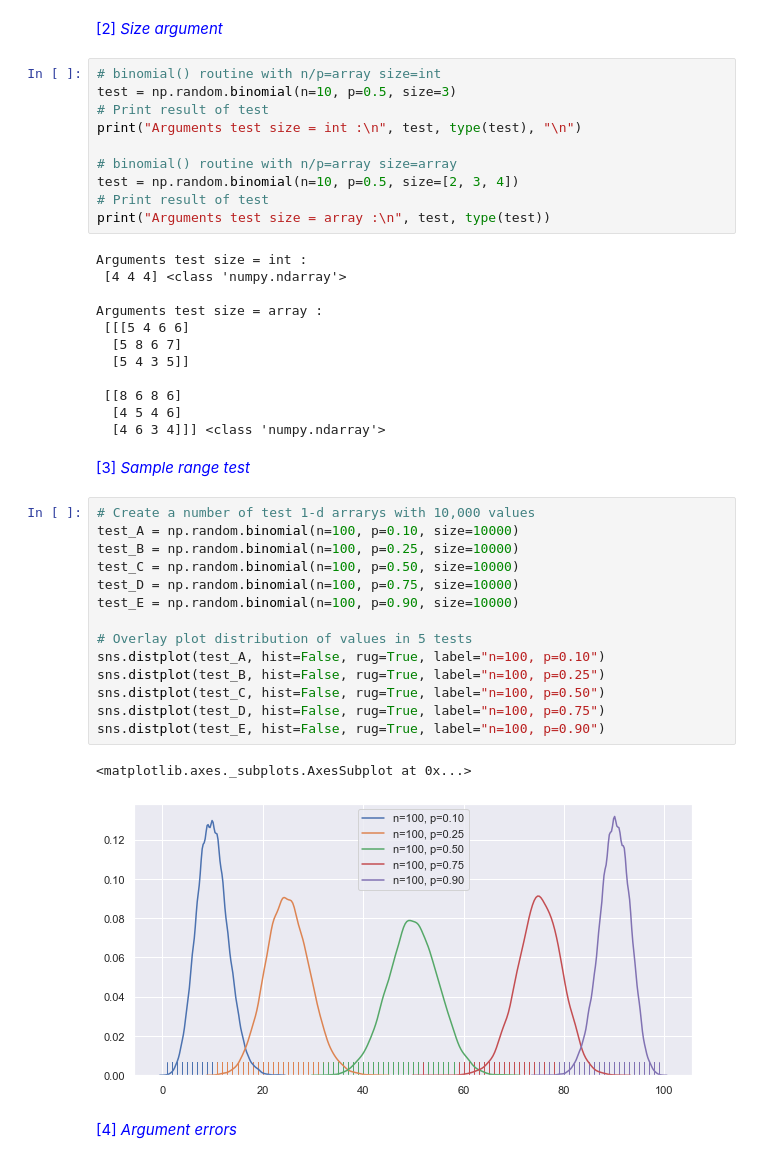
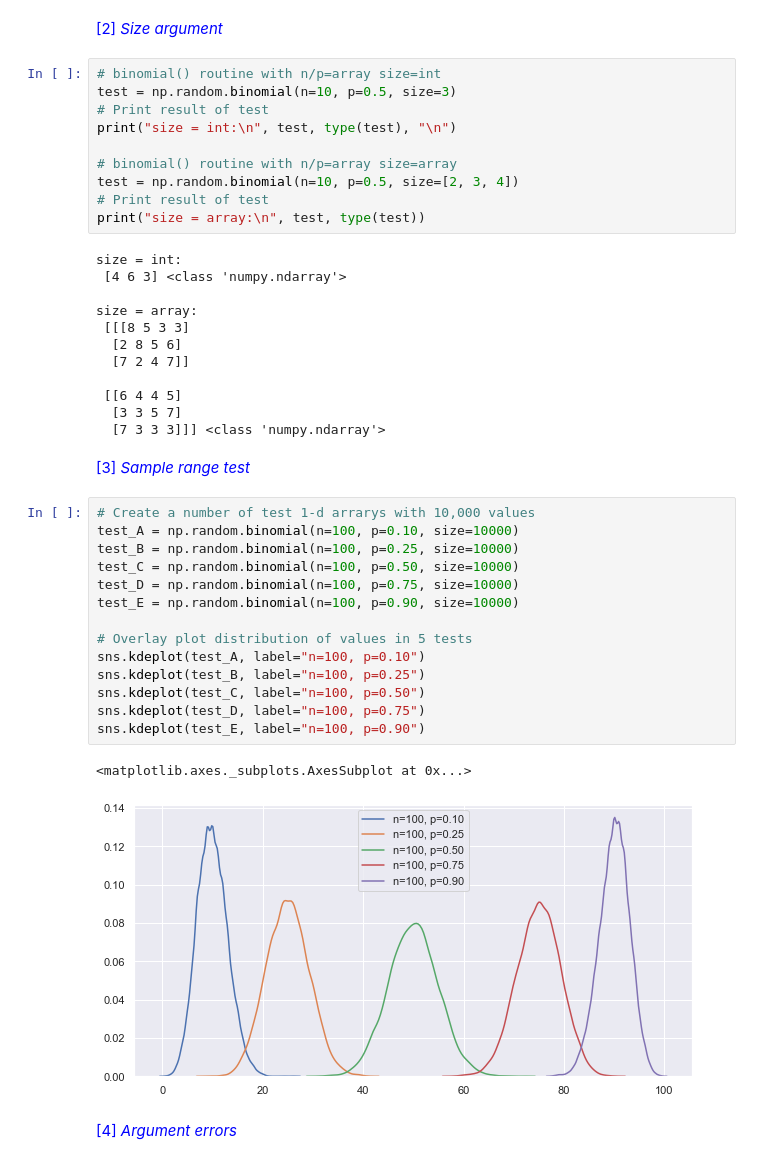
Before and after one commit to markcot/ProgrammingFDA-Assignment, a Jupyter notebook: numpy-random-review.ipynb, the cells around one changed output. Drawn from its saved outputs; the diff is of its cells as text.

```diff
--- a/numpy-random-review.ipynb
+++ b/numpy-random-review.ipynb
@@ -1103,43 +1104,43 @@ Arguments test 'p' is Multi-d array_like of equal_dimensional_scale:
 # binomial() routine with n/p=array size=int
 test = np.random.binomial(n=10, p=0.5, size=3)
 # Print result of test
-print("Arguments test size = int :\n", test, type(test), "\n")
+print("size = int:\n", test, type(test), "\n")
 
 # binomial() routine with n/p=array size=array
 test = np.random.binomial(n=10, p=0.5, size=[2, 3, 4])
 # Print result of test
-print("Arguments test size = array :\n", test, type(test))
+print("size = array:\n", test, type(test))
 # %% [output]
-Arguments test size = int :
- [4 4 4] <class 'numpy.ndarray'>
+size = int:
+ [4 6 3] <class 'numpy.ndarray'>
 
-Arguments test size = array :
- [[[5 4 6 6]
-  [5 8 6 7]
-  [5 4 3 5]]
+size = array:
+ [[[8 5 3 3]
+  [2 8 5 6]
+  [7 2 4 7]]
 
- [[8 6 8 6]
-  [4 5 4 6]
-  [4 6 3 4]]] <class 'numpy.ndarray'>
+ [[6 4 4 5]
+  [3 3 5 7]
+  [7 3 3 3]]] <class 'numpy.ndarray'>
 # %% [markdown]
 <font color='blue'>[3] _Sample range test_ </font>
 # %%
 # Create a number of test 1-d arrarys with 10,000 values
 test_A = np.random.binomial(n=100, p=0.10, size=10000)
 test_B = np.random.binomial(n=100, p=0.25, size=10000)
 test_C = np.random.binomial(n=100, p=0.50, size=10000)
 test_D = np.random.binomial(n=100, p=0.75, size=10000)
 test_E = np.random.binomial(n=100, p=0.90, size=10000)
 
 # Overlay plot distribution of values in 5 tests
-sns.distplot(test_A, hist=False, rug=True, label="n=100, p=0.10")
-sns.distplot(test_B, hist=False, rug=True, label="n=100, p=0.25")
-sns.distplot(test_C, hist=False, rug=True, label="n=100, p=0.50")
-sns.distplot(test_D, hist=False, rug=True, label="n=100, p=0.75")
-sns.distplot(test_E, hist=False, rug=True, label="n=100, p=0.90")
+sns.kdeplot(test_A, label="n=100, p=0.10")
+sns.kdeplot(test_B, label="n=100, p=0.25")
+sns.kdeplot(test_C, label="n=100, p=0.50")
+sns.kdeplot(test_D, label="n=100, p=0.75")
+sns.kdeplot(test_E, label="n=100, p=0.90")
 # %% [output]
 <matplotlib.axes._subplots.AxesSubplot at 0x...>
-[figure, old version]
+[figure, new version]
 # %% [markdown]
 <font color='blue'>[4] _Argument errors_ </font>
 # %%
```
Also changed, not shown: parts of 14 cells of this notebook.
